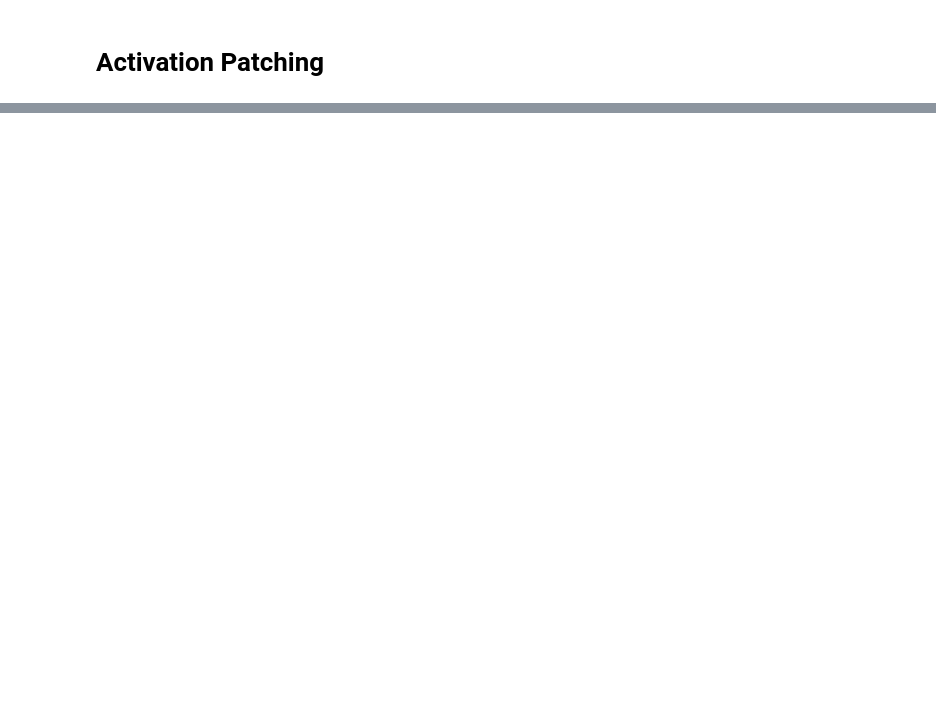
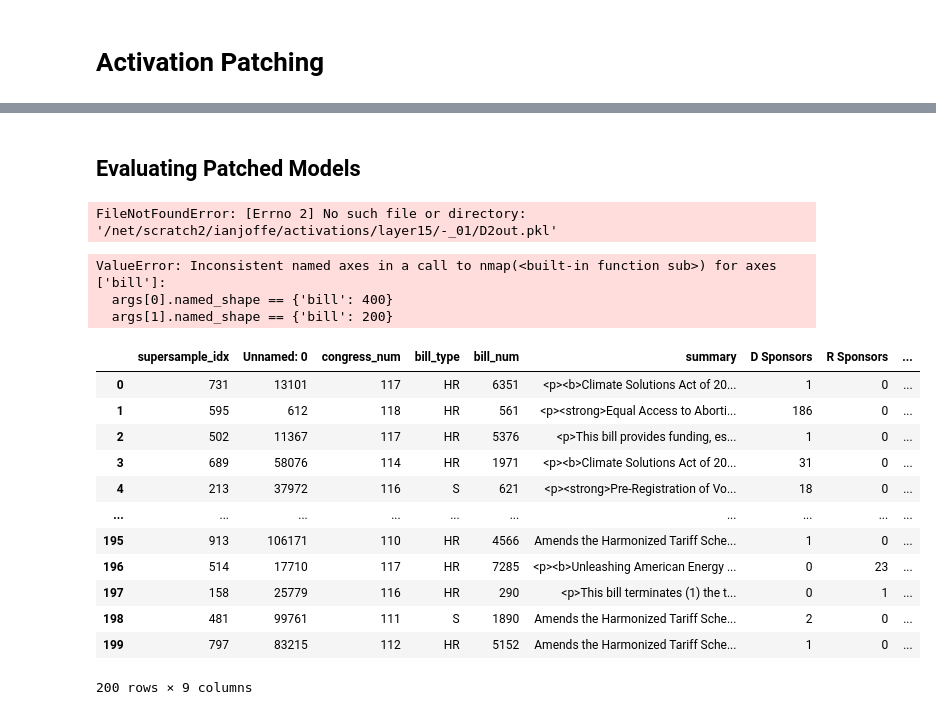
Before and after one commit to IanJoffe/RepresentationDebiasing, a Jupyter notebook: ActivationPatching.ipynb, the cells around one changed output, grey strips where cells are left out. Drawn from its saved outputs; the diff is of its cells as text; code cells hidden in the pictures; blank space fills up the shorter version.

Commit message:
inference script and some patched analysis

```diff
--- a/ActivationPatching.ipynb
+++ b/ActivationPatching.ipynb
@@ -201,6 +201,6 @@ D1out, D2out, D3out, D4out, R1out, R2out, R3out, R4out = [], [], [], [], [], [],
 D1stream, D2stream, D3stream, D4stream, R1stream, R2stream, R3stream, R4stream = [], [], [], [], [], [], [], []
 outputs = [D1out, D2out, D3out, D4out, R1out, R2out, R3out, R4out]
 streams  = [D1stream, D2stream, D3stream, D4stream, R1stream, R2stream, R3stream, R4stream]
-pickle_files = {"D1out":"model_outputs/D1out.pkl", "D2out":"model_outputs/D2out.pkl", "D3out":"model_outputs/D3out.pkl", "D4out":"model_outputs/D4out.pkl", "R1out":"model_outputs/R1out.pkl", "R2out":"model_outputs/R2out.pkl", "R3out":"model_outputs/R3out.pkl", "R4out":"model_outputs/R4out.pkl",
-                "D1stream":"model_outputs/D1stream.pkl", "D2stream":"model_outputs/D2stream.pkl", "D3stream":"model_outputs/D3stream.pkl", "D4stream":"model_outputs/D4stream.pkl", "R1stream":"model_outputs/R1stream.pkl", "R2stream":"model_outputs/R2stream.pkl", "R3stream":"model_outputs/R3stream.pkl", "R4stream":"model_outputs/R4stream.pkl"}
+pickle_files = {"D1out":"model_outputs/unpatched/valid/D1out.pkl", "D2out":"model_outputs/unpatched/valid/D2out.pkl", "D3out":"model_outputs/unpatched/valid/D3out.pkl", "D4out":"model_outputs/unpatched/valid/D4out.pkl", "R1out":"model_outputs/unpatched/valid/R1out.pkl", "R2out":"model_outputs/unpatched/valid/R2out.pkl", "R3out":"model_outputs/unpatched/valid/R3out.pkl", "R4out":"model_outputs/unpatched/valid/R4out.pkl",
+                "D1stream":"model_outputs/unpatched/valid/D1stream.pkl", "D2stream":"model_outputs/unpatched/valid/D2stream.pkl", "D3stream":"model_outputs/unpatched/valid/D3stream.pkl", "D4stream":"model_outputs/unpatched/valid/D4stream.pkl", "R1stream":"model_outputs/unpatched/valid/R1stream.pkl", "R2stream":"model_outputs/unpatched/valid/R2stream.pkl", "R3stream":"model_outputs/unpatched/valid/R3stream.pkl", "R4stream":"model_outputs/unpatched/valid/R4stream.pkl"}
 # %% [markdown]
@@ -209,8 +209,8 @@ Run inference through the subsample of prompts, with flexible batch size and int
 inference_batch_size = 1
 save_frequency = 20
 num_prompts = len(all_prompts)
-initial_position = 420
-ending_position = 1000
+initial_position = 1560
+ending_position = 2000
 
 for i in range(initial_position, ending_position, inference_batch_size):
 
@@ -240,7 +240,7 @@ for i in range(initial_position, ending_position, inference_batch_size):
 
     print("Completed Inference on " + str(i) + " bill")
 
-    if ((i+1) % save_frequency == 0) or (i == ending_position-1):
+    if ((i+1) % save_frequency == 0) or (i >= ending_position-inference_batch_size):
         # save activtions and outputs persistently
 
         for p in range(num_prompts):
@@ -254,8 +254,12 @@ for i in range(initial_position, ending_position, inference_batch_size):
                 updated_entries = pz.nx.concatenate([previous_entries, eval(lst)[0]], "bill")
                 with open(pickle_files[lst], "wb") as f:
                     pickle.dump(updated_entries, f)
+                with open(pickle_files[lst][:-4] + "_backup.pkl", "wb") as f:
+                    pickle.dump(updated_entries, f)
             else:
                 with open(pickle_files[lst], "wb") as f:
+                    pickle.dump(eval(lst)[0], f)
+                with open(pickle_files[lst][:-4] + "_backup.pkl", "wb") as f:
                     pickle.dump(eval(lst)[0], f)
 
         # reset runtime data after saving persistently
@@ -315,7 +363,7 @@ def llm_sentiment_scores(outputs):
     assert outputs.named_shape["bill"] > 1, "llm_sentiment_scores is meant to score many bills relative to each other"
     sentiment_difference = llm_sentiment_difference(outputs)
     ranks = pz.nx.nmap(jnp.argsort)(pz.nx.nmap(jnp.argsort)(sentiment_difference.untag("bill"))).tag("bill")
-    scores = ranks / len(ranks)
+    scores = ranks / ranks.named_shape["bill"]
     return scores
 
 # (YES(bill | REP) - NO(bill |REP)) - (YES(bill | DEM) - NO(bill | DEM))
@@ -332,7 +380,7 @@ def llm_partisan_scores_2(dem_outputs, rep_outputs):
     dem_sentiment_diff = llm_sentiment_difference(dem_outputs)
     net_sentiment_diff = rep_sentiment_diff - dem_sentiment_diff
     ranks = pz.nx.nmap(jnp.argsort)(pz.nx.nmap(jnp.argsort)(net_sentiment_diff.untag("bill"))).tag("bill")
-    scores = ranks / len(ranks)
+    scores = ranks / ranks.named_shape["bill"]
     return scores
 
 # ranks bills by their partisan score, and says the bottom THRESHOLD are left and the top THRESHOLD are right.
@@ -341,7 +389,6 @@ def llm_partisan_scores_accuracy(partisan_scores, true_parties, threshold=0.5, s
     partisan_ranks = jax.device_get(partisan_scores.untag("bill").unwrap()).argsort()
     llm_assigned_dem = partisan_ranks[:int(len(partisan_ranks) * threshold)]
     llm_assigned_dem_bool = np.array([True if i in llm_assigned_dem else False for i in range(len(partisan_ranks))])
-    # display(summaries_df_sample.iloc[partisan_ranks].assign(llm_dem=llm_assigned_dem_bool))
     llm_assigned_rep = partisan_ranks[int(len(partisan_ranks) * (1-threshold)):]
     llm_assigned_rep_bool = np.array([True if i in llm_assigned_rep else False for i in range(len(partisan_ranks))])
     llm_assignments = llm_assigned_rep_bool.astype(int) - llm_assigned_dem_bool.astype(int)
@@ -500,0 +543,8 @@ llm_sentiment_difference(debiased_model_outputs)
+# %%
+threshold = 0.1
+partisan_scores = llm_partisan_scores_1(D1out_original, R1out_original)
+partisan_ranks = jax.device_get(partisan_scores.untag("bill").unwrap()).argsort()
+selected_idxs = np.concatenate([partisan_ranks[:int(len(partisan_ranks) * threshold)], partisan_ranks[int(len(partisan_ranks) * (1-threshold)):]])
+
+summaries_df_minisample = summaries_df_sample.iloc[selected_idxs].reset_index(drop=False, names="supersample_idx")
+debiased_model = get_debiased_model(model, 15, DStream_data=D1stream_original, RStream_data=R1stream_original, factor=0.01)
@@ -500,0 +624,47 @@ llm_sentiment_difference(debiased_model_outputs)
+# %% [markdown]
+## Evaluating Patched Models
+# %%
+PATCHING_ACTIVATION_NUM = 15
+STEERING_COEF = -0.01
+
+pickle_files = {"D1out":"/net/scratch2/ianjoffe/activations/layer" + str(PATCHING_ACTIVATION_NUM) + "/" + str(STEERING_COEF).replace("0.", "_") + "/D1out.pkl",
+                "D2out":"/net/scratch2/ianjoffe/activations/layer" + str(PATCHING_ACTIVATION_NUM) + "/" + str(STEERING_COEF).replace("0.", "_") + "/D2out.pkl",
+                "R1out":"/net/scratch2/ianjoffe/activations/layer" + str(PATCHING_ACTIVATION_NUM) + "/" + str(STEERING_COEF).replace("0.", "_") + "/R1out.pkl",
+                "R2out":"/net/scratch2/ianjoffe/activations/layer" + str(PATCHING_ACTIVATION_NUM) + "/" + str(STEERING_COEF).replace("0.", "_") + "/R2out.pkl",
+                "N1out":"/net/scratch2/ianjoffe/activations/layer" + str(PATCHING_ACTIVATION_NUM) + "/" + str(STEERING_COEF).replace("0.", "_") + "/N1out.pkl",
+                "N2out":"/net/scratch2/ianjoffe/activations/layer" + str(PATCHING_ACTIVATION_NUM) + "/" + str(STEERING_COEF).replace("0.", "_") + "/N2out.pkl"}
+with open(pickle_files["D1out"], "rb") as f: D1out = pickle.load(f)
+with open(pickle_files["D2out"], "rb") as f: D2out = pickle.load(f)
+with open(pickle_files["R1out"], "rb") as f: R1out = pickle.load(f)
+with open(pickle_files["R2out"], "rb") as f: R2out = pickle.load(f)
+with open(pickle_files["N1out"], "rb") as f: N1out = pickle.load(f)
+with open(pickle_files["N2out"], "rb") as f: N2out = pickle.load(f)
+
+with open("model_outputs/unpatched/train/D1out.pkl", "rb") as f: D1out_original = pickle.load(f)
+with open("model_outputs/unpatched/train/R1out.pkl", "rb") as f: R1out_original = pickle.load(f)
+with open("model_outputs/unpatched/train/D1stream.pkl", "rb") as f: D1stream_original = pickle.load(f)
+with open("model_outputs/unpatched/train/R1stream.pkl", "rb") as f: R1stream_original = pickle.load(f)
+# %% [output]
+FileNotFoundError: [Errno 2] No such file or directory: '/net/scratch2/ianjoffe/activations/layer15/-_01/D2out.pkl'
+# %%
+((llm_sentiment_difference(D1out) - llm_sentiment_difference(D1out_original.untag("bill")[selected_idxs].tag("bill"))) * pz.nx.wrap(summaries_df_minisample["true_party"]).tag("bill")) > 0
+# %% [output]
+ValueError: Inconsistent named axes in a call to nmap(<built-in function sub>) for axes ['bill']:
+  args[0].named_shape == {'bill': 400}
+  args[1].named_shape == {'bill': 200}
+# %%
+summaries_df_minisample
+# %% [output]
+|  | supersample_idx | Unnamed: 0 | congress_num | bill_type | bill_num | summary | D Sponsors | R Sponsors | ... |
+| 0 | 731 | 13101 | 117 | HR | 6351 | <p><b>Climate Solutions Act of 20... | 1 | 0 | ... |
+| 1 | 595 | 612 | 118 | HR | 561 | <p><strong>Equal Access to Aborti... | 186 | 0 | ... |
+| 2 | 502 | 11367 | 117 | HR | 5376 | <p>This bill provides funding, es... | 1 | 0 | ... |
+| 3 | 689 | 58076 | 114 | HR | 1971 | <p><b>Climate Solutions Act of 20... | 31 | 0 | ... |
+| 4 | 213 | 37972 | 116 | S | 621 | <p><strong>Pre-Registration of Vo... | 18 | 0 | ... |
+| ... | ... | ... | ... | ... | ... | ... | ... | ... | ... |
+| 195 | 913 | 106171 | 110 | HR | 4566 | Amends the Harmonized Tariff Sche... | 1 | 0 | ... |
+| 196 | 514 | 17710 | 117 | HR | 7285 | <p><b>Unleashing American Energy ... | 0 | 23 | ... |
+| 197 | 158 | 25779 | 116 | HR | 290 | <p>This bill terminates (1) the t... | 0 | 1 | ... |
+| 198 | 481 | 99761 | 111 | S | 1890 | Amends the Harmonized Tariff Sche... | 2 | 0 | ... |
+| 199 | 797 | 83215 | 112 | HR | 5152 | Amends the Harmonized Tariff Sche... | 1 | 0 | ... |
+200 rows × 9 columns
```
Also changed, not shown: parts of 18 cells of this notebook, 4 other files.
